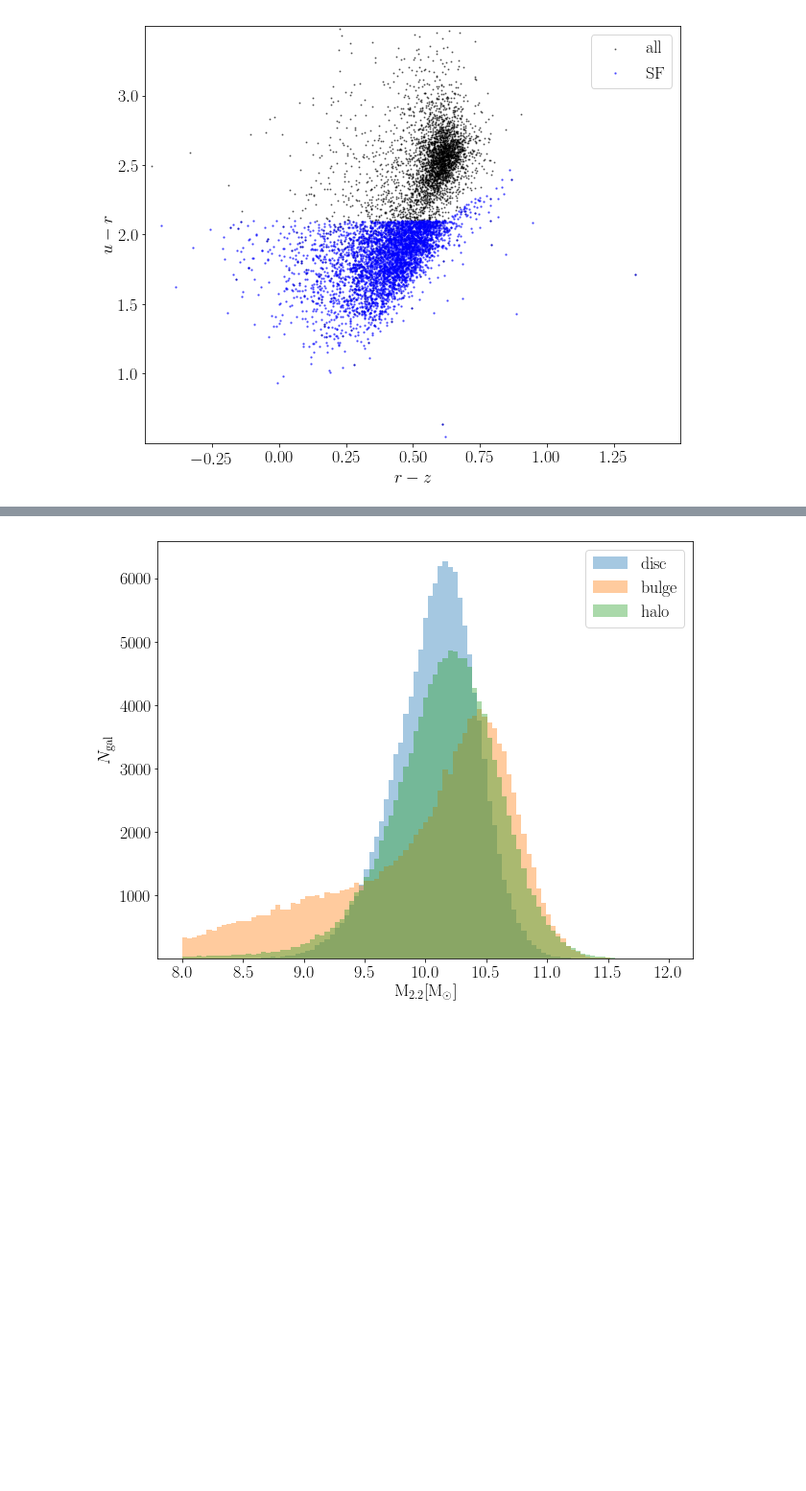
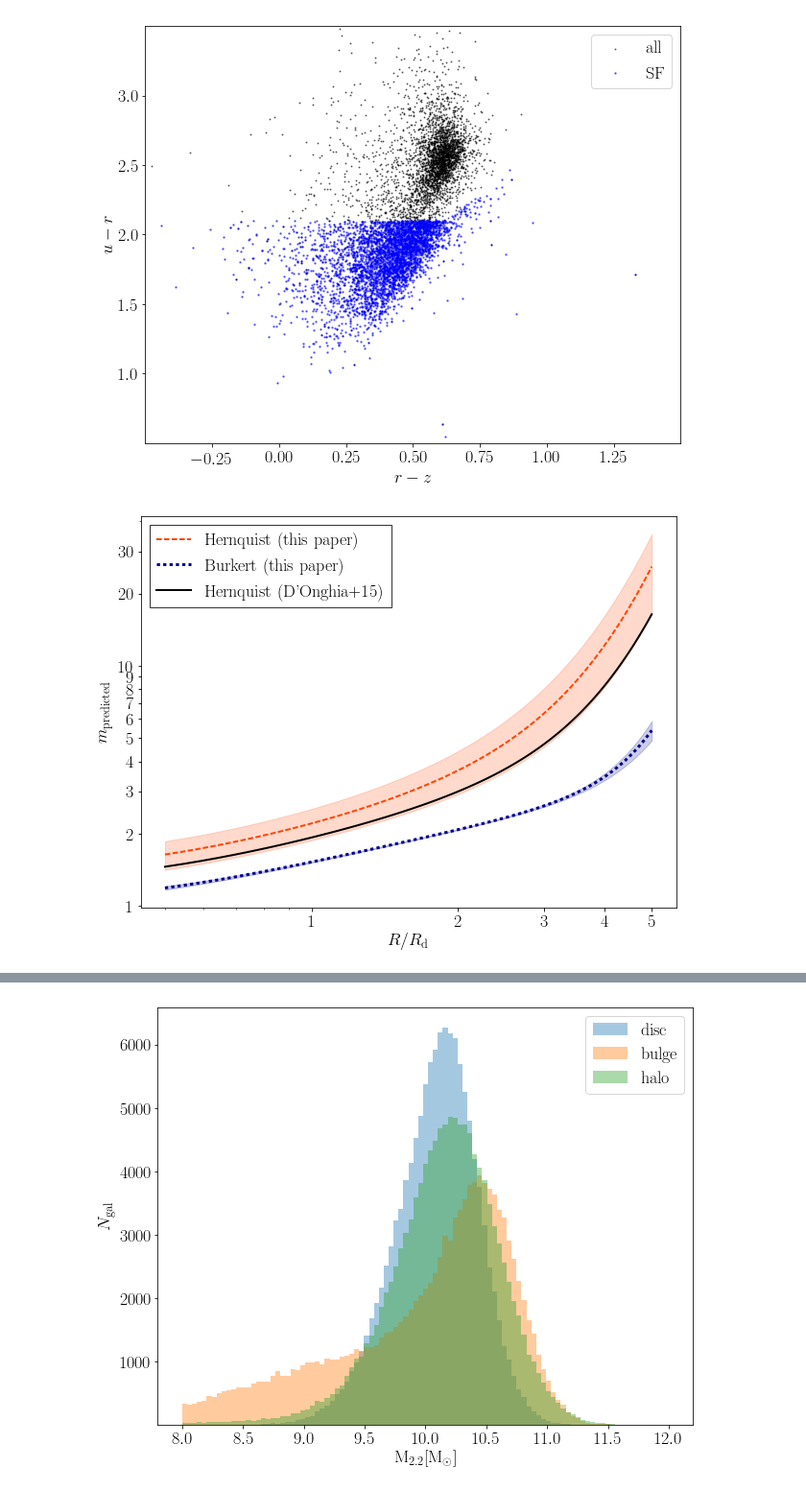
Before and after one commit to RossHart/Donghia_paper, a Jupyter notebook: sampling_and_models.ipynb, the cells around one changed output, grey strips where cells are left out. Shown at 96% size. Saved outputs shown, nothing was run; the diff lists cells and outputs as text; code cells hidden in the pictures; blank space fills up the shorter version.

Commit message:
Burkert profile now working :-)

```diff
--- a/sampling_and_models.ipynb
+++ b/sampling_and_models.ipynb
@@ -82,4 +82,79 @@ masks.write('fits/masks.fits',overwrite=True)
 + 122776 have bulge+disc masses
 + 93351 are mass complete
 [figure]
+# %%
+from halo import TotalHalo
+
+fig = plt.figure(figsize=(10,7.5))
+ax = plt.subplot(111)
+
+### Milky Way for reference #######
+
+m_b_mw = [4e9] * u.Msun
+delta_m_b_mw = [0] * u.Msun
+
+m_d_mw = [5.6e10] * u.Msun
+delta_m_d_mw = [0.5e10] * u.Msun
+
+a_b_mw = [0.6] * u.kpc
+delta_a_b_mw = [0] * u.kpc
+
+R_d_mw = [2.15] * u.kpc
+delta_R_d_mw = [0.14] * u.kpc
+
+m_hi_mw = None
+delta_m_hi_mw = None
+
+m_halo_mw = [9.5e11] * u.Msun
+delta_m_halo_mw = [0.2] * m_halo_mw
+
+R_halo_mw = [29.6] * u.kpc
+delta_R_halo_mw = [0.2] * R_halo_mw
+
+d15_halo = TotalHalo(m_b_mw,delta_m_b_mw,m_d_mw,delta_m_d_mw,a_b_mw,
+                     delta_a_b_mw,R_d_mw,delta_R_d_mw,m_hi_mw,delta_m_hi_mw,
+                     m_halo_mw,delta_m_halo_mw,R_halo_mw,delta_R_halo_mw,1,0)
+
+mw_halo = TotalHalo(m_b_mw,delta_m_b_mw,m_d_mw,delta_m_d_mw,a_b_mw,
+                    delta_a_b_mw,R_d_mw,delta_R_d_mw,m_hi_mw,delta_m_hi_mw,
+                    None,None,None,None,1,0)
+
+#ys = np.linspace(0.25,4,100)
+m_d15 = d15_halo.m_hernquist()
+m_hernquist = mw_halo.m_hernquist()
+m_burkert = mw_halo.m_burkert()
+ms = [m_hernquist,m_burkert,m_d15]
+
+labels = ('Hernquist (this paper)','Burkert (this paper)',
+          "Hernquist (D'Onghia+15)")
+
+colors = ('orangered','darkblue','k')
+linestyles = ('dashed','dotted','solid')
+linewidths = (2,3,2)
+errorbars = (True, True, False)
+
+
+for (m,c,s,w,l,e) in zip(ms,colors,linestyles,linewidths,labels,errorbars):
+    _ = ax.plot(m['R']/R_d_mw,m['m'],
+                color=c,lw=w,linestyle=s,label=l)
+    if e is True:
+        _ = ax.fill_between((m['R']/R_d_mw).data,(m['m']+m['error']).data,
+                            (m['m']-m['error']).data,
+                            color=c,alpha=0.2,label='_nolegend_')
+
+
+_ = ax.legend(edgecolor='k',fancybox=False,loc='upper left')
+_ = ax.set_xlabel('$R/R_\mathrm{d}$')
+_ = ax.set_ylabel('$m_\mathrm{predicted}$')
+_ = ax.set_xscale('log')
+_ = ax.set_yscale('log')
+
+_ = ax.set_xticks([1,2,3,4,5])
+_ = ax.get_xaxis().set_major_formatter(mpl.ticker.ScalarFormatter())
+_ = ax.set_yticks([1,2,3,4,5,6,7,8,9,10,20,30])
+_ = ax.get_yaxis().set_major_formatter(mpl.ticker.ScalarFormatter())
+
+fig.savefig('figures/milky_way.pdf')
+# %% [output]
+[figure, added]
 # %%
```
Also changed, not shown: parts of 7 cells of this notebook, 4 other files.
